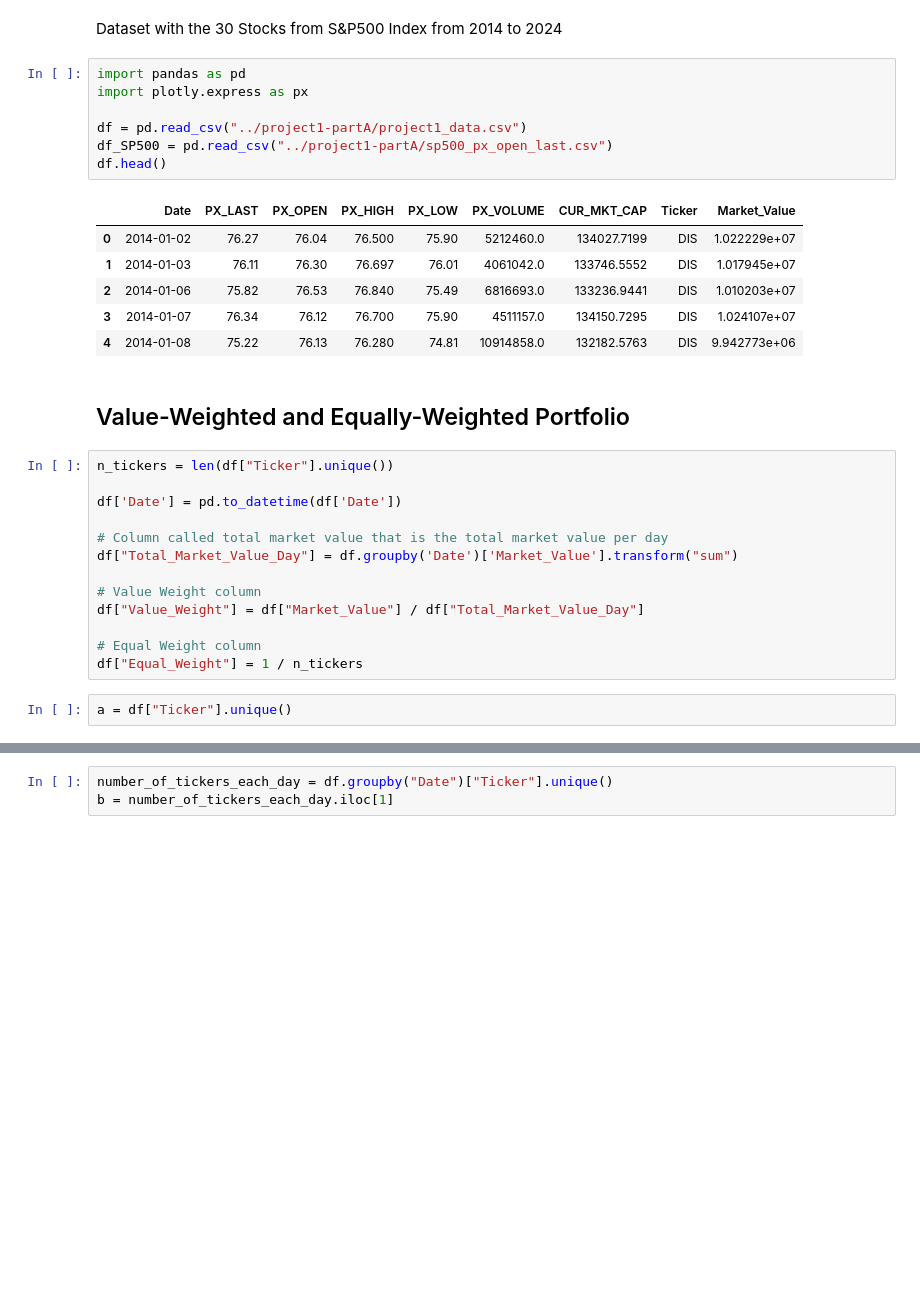
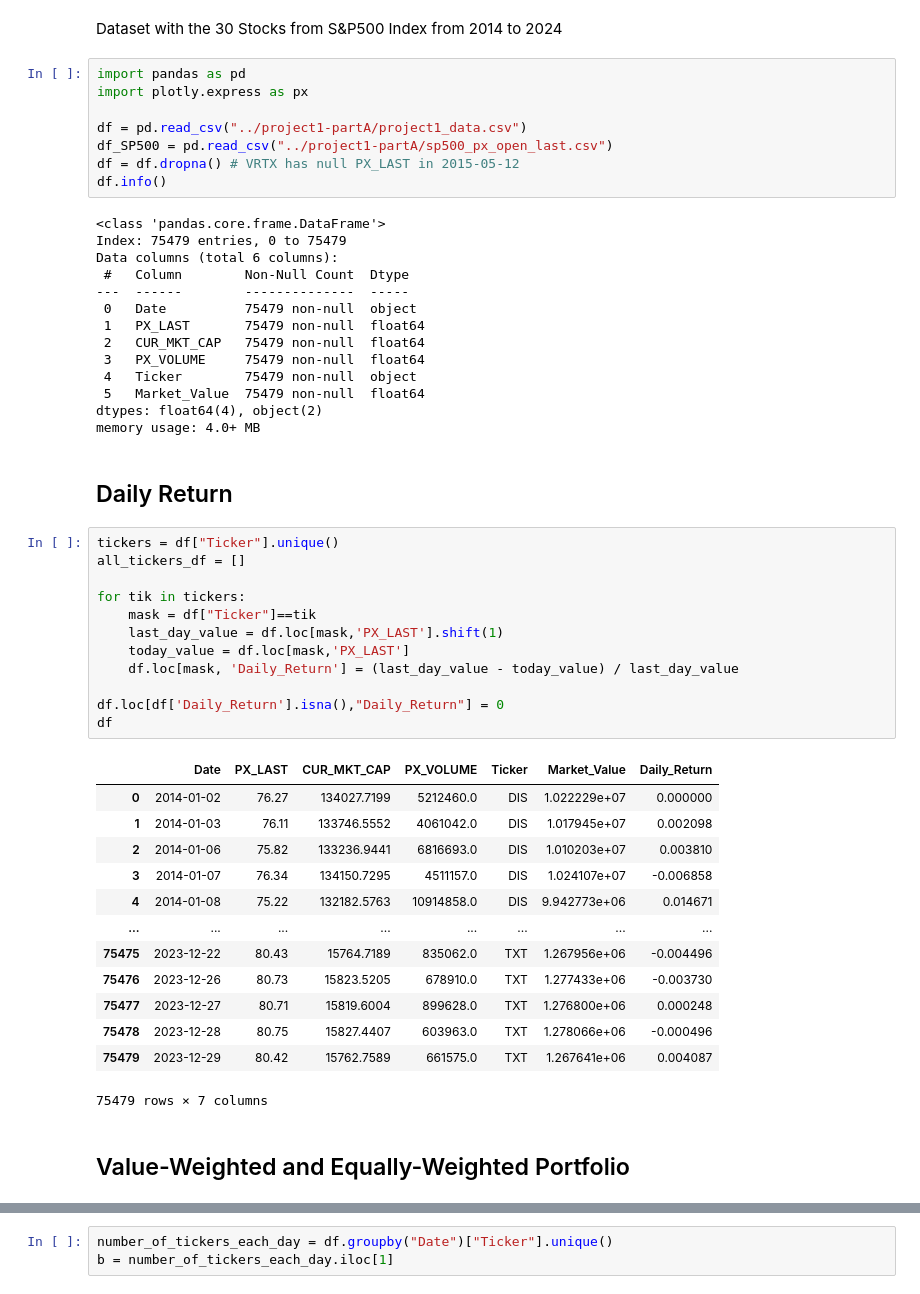
Before and after one commit to williankal/quant_fin, a Jupyter notebook: pedro/part-A.ipynb, the cells around one changed output, grey strips where cells are left out. Saved outputs shown, nothing was run; the diff lists cells and outputs as text; blank space fills up the shorter version.

```diff
--- a/pedro/part-A.ipynb
+++ b/pedro/part-A.ipynb
@@ -8,28 +8,49 @@ import plotly.express as px
 
 df = pd.read_csv("../project1-partA/project1_data.csv")
 df_SP500 = pd.read_csv("../project1-partA/sp500_px_open_last.csv")
-df.head()
+df = df.dropna() # VRTX has null PX_LAST in 2015-05-12
+df.info()
 # %% [output]
-|  | Date | PX_LAST | PX_OPEN | PX_HIGH | PX_LOW | PX_VOLUME | CUR_MKT_CAP | Ticker | Market_Value |
-| 0 | 2014-01-02 | 76.27 | 76.04 | 76.500 | 75.90 | 5212460.0 | 134027.7199 | DIS | 1.022229e+07 |
-| 1 | 2014-01-03 | 76.11 | 76.30 | 76.697 | 76.01 | 4061042.0 | 133746.5552 | DIS | 1.017945e+07 |
-| 2 | 2014-01-06 | 75.82 | 76.53 | 76.840 | 75.49 | 6816693.0 | 133236.9441 | DIS | 1.010203e+07 |
-| 3 | 2014-01-07 | 76.34 | 76.12 | 76.700 | 75.90 | 4511157.0 | 134150.7295 | DIS | 1.024107e+07 |
-| 4 | 2014-01-08 | 75.22 | 76.13 | 76.280 | 74.81 | 10914858.0 | 132182.5763 | DIS | 9.942773e+06 |
+<class 'pandas.core.frame.DataFrame'>
+Index: 75479 entries, 0 to 75479
+Data columns (total 6 columns):
+ #   Column        Non-Null Count  Dtype
+---  ------        --------------  -----
+ 0   Date          75479 non-null  object
+ 1   PX_LAST       75479 non-null  float64
+ 2   CUR_MKT_CAP   75479 non-null  float64
+ 3   PX_VOLUME     75479 non-null  float64
+ 4   Ticker        75479 non-null  object
+ 5   Market_Value  75479 non-null  float64
+dtypes: float64(4), object(2)
+memory usage: 4.0+ MB
+# %% [markdown]
+## Daily Return
+# %%
+tickers = df["Ticker"].unique()
+all_tickers_df = []
+
+for tik in tickers:
+    mask = df["Ticker"]==tik
+    last_day_value = df.loc[mask,'PX_LAST'].shift(1)
+    today_value = df.loc[mask,'PX_LAST']
+    df.loc[mask, 'Daily_Return'] = (last_day_value - today_value) / last_day_value
+
+df.loc[df['Daily_Return'].isna(),"Daily_Return"] = 0
+df
+# %% [output]
+|  | Date | PX_LAST | CUR_MKT_CAP | PX_VOLUME | Ticker | Market_Value | Daily_Return |
+| 0 | 2014-01-02 | 76.27 | 134027.7199 | 5212460.0 | DIS | 1.022229e+07 | 0.000000 |
+| 1 | 2014-01-03 | 76.11 | 133746.5552 | 4061042.0 | DIS | 1.017945e+07 | 0.002098 |
+| 2 | 2014-01-06 | 75.82 | 133236.9441 | 6816693.0 | DIS | 1.010203e+07 | 0.003810 |
+| 3 | 2014-01-07 | 76.34 | 134150.7295 | 4511157.0 | DIS | 1.024107e+07 | -0.006858 |
+| 4 | 2014-01-08 | 75.22 | 132182.5763 | 10914858.0 | DIS | 9.942773e+06 | 0.014671 |
+| ... | ... | ... | ... | ... | ... | ... | ... |
+| 75475 | 2023-12-22 | 80.43 | 15764.7189 | 835062.0 | TXT | 1.267956e+06 | -0.004496 |
+| 75476 | 2023-12-26 | 80.73 | 15823.5205 | 678910.0 | TXT | 1.277433e+06 | -0.003730 |
+| 75477 | 2023-12-27 | 80.71 | 15819.6004 | 899628.0 | TXT | 1.276800e+06 | 0.000248 |
+| 75478 | 2023-12-28 | 80.75 | 15827.4407 | 603963.0 | TXT | 1.278066e+06 | -0.000496 |
+| 75479 | 2023-12-29 | 80.42 | 15762.7589 | 661575.0 | TXT | 1.267641e+06 | 0.004087 |
+75479 rows × 7 columns
 # %% [markdown]
 ## Value-Weighted and Equally-Weighted Portfolio
-# %%
-n_tickers = len(df["Ticker"].unique())
-
-df['Date'] = pd.to_datetime(df['Date'])
-
-# Column called total market value that is the total market value per day
-df["Total_Market_Value_Day"] = df.groupby('Date')['Market_Value'].transform("sum")
-
-# Value Weight column
-df["Value_Weight"] = df["Market_Value"] / df["Total_Market_Value_Day"]
-
-# Equal Weight column
-df["Equal_Weight"] = 1 / n_tickers
-# %%
-a = df["Ticker"].unique()
```
Also changed, not shown: parts of 4 cells of this notebook, 2 other files.
